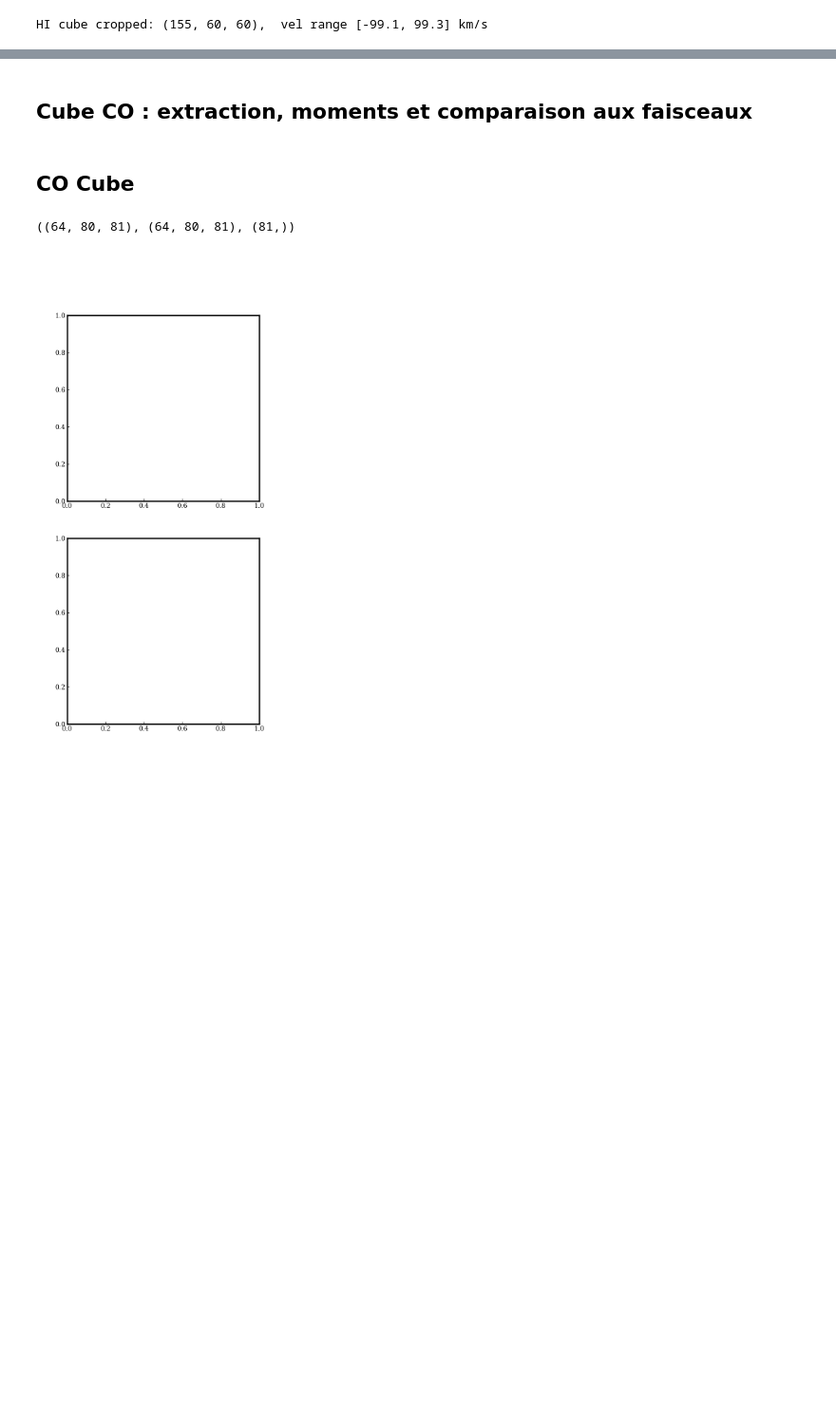
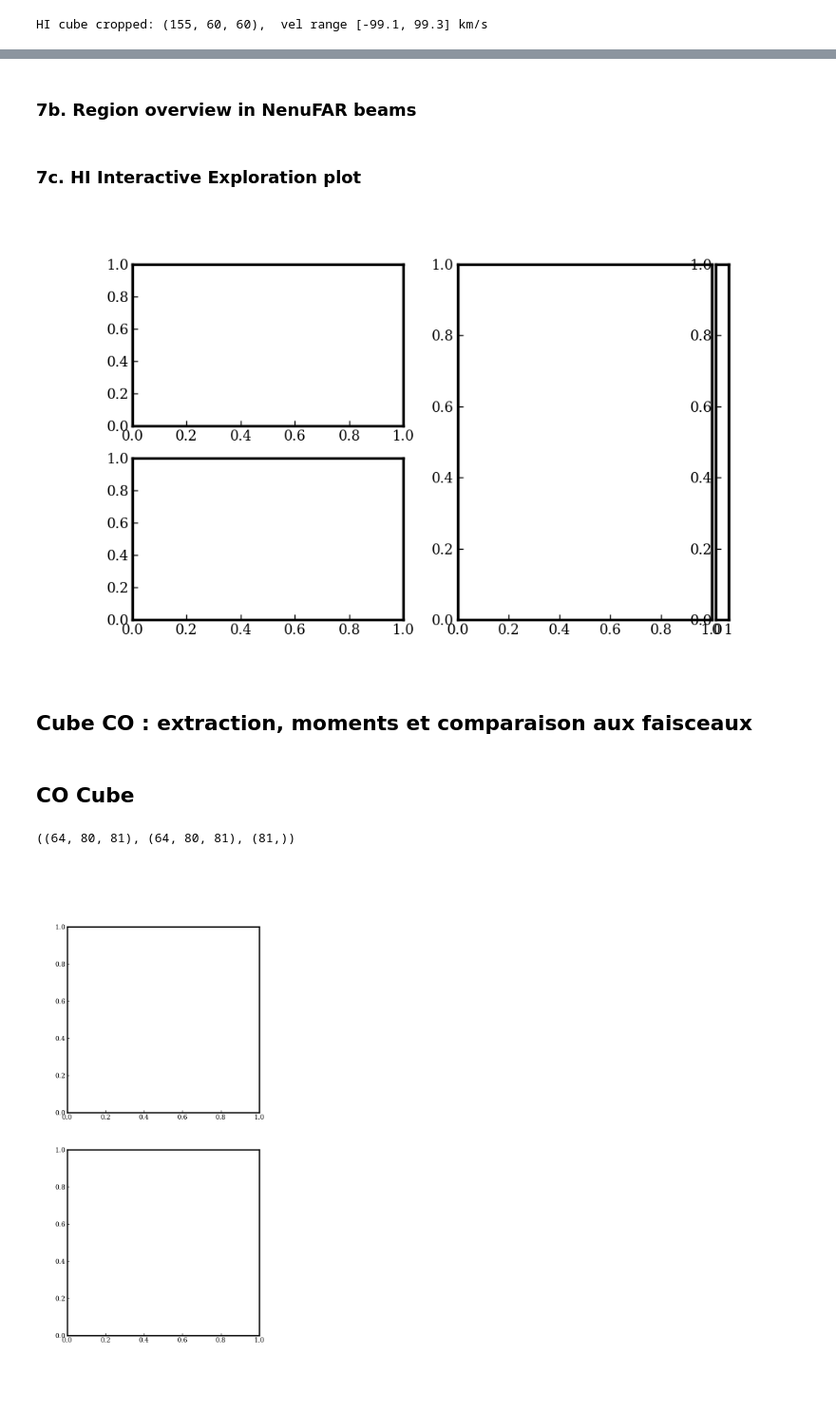
Before and after one commit to LucieCros/rrl-ism-analysis, a Jupyter notebook: notebooks/1_Cloud-id.ipynb, the cells around one changed output, grey strips where cells are left out. Shown at 95% size. Drawn from its saved outputs; the diff is of its cells as text; code cells hidden in the pictures; blank space fills up the shorter version.

```diff
--- a/notebooks/1_Cloud-id.ipynb
+++ b/notebooks/1_Cloud-id.ipynb
@@ -692,0 +848,19 @@ axdust.plot(dustlos)
+# %% [markdown]
+### 7b. Region overview in NenuFAR beams
+# %% [markdown]
+### 7c. HI Interactive Exploration plot
+# %%
+# Layout: mosaic with HI spectrum (A), dust profile (C) and moment map (B).
+figHI, mosaic = plt.subplot_mosaic(
+    '''
+    AB
+    CB
+    ''',
+    figsize=(10, 6)
+)
+
+## colorbar
+div0 = make_axes_locatable(mosaic["B"])
+mapcbarHI = div0.append_axes('right',size='5%',pad=0.05)
+# %% [output]
+[figure, added]
```
Also changed, not shown: parts of 23 cells of this notebook, 2 other files.
